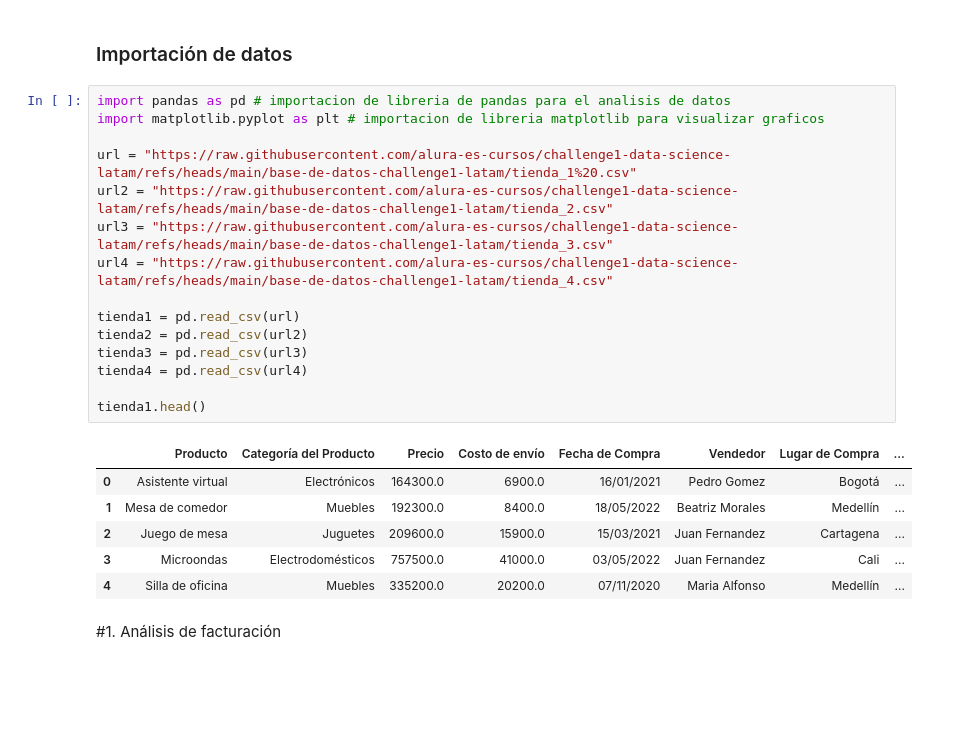
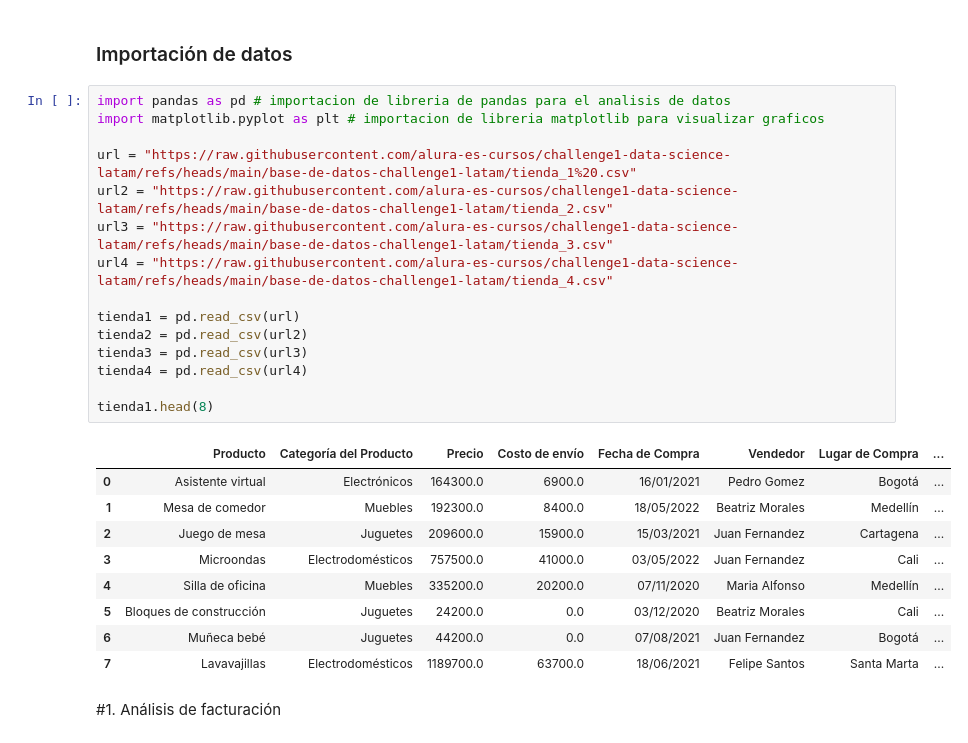
Before and after one commit to willian-ai/challenge1-data-science-latam-main, a Jupyter notebook: AluraStoreLatam.ipynb, the cells around one changed output. Drawn from its saved outputs; the diff is of its cells as text; blank space fills up the shorter version.

```diff
--- a/AluraStoreLatam.ipynb
+++ b/AluraStoreLatam.ipynb
@@ -3,25 +3,28 @@
 # %%
 import pandas as pd # importacion de libreria de pandas para el analisis de datos
 import matplotlib.pyplot as plt # importacion de libreria matplotlib para visualizar graficos
 
 url = "https://raw.githubusercontent.com/alura-es-cursos/challenge1-data-science-latam/refs/heads/main/base-de-datos-challenge1-latam/tienda_1%20.csv"
 url2 = "https://raw.githubusercontent.com/alura-es-cursos/challenge1-data-science-latam/refs/heads/main/base-de-datos-challenge1-latam/tienda_2.csv"
 url3 = "https://raw.githubusercontent.com/alura-es-cursos/challenge1-data-science-latam/refs/heads/main/base-de-datos-challenge1-latam/tienda_3.csv"
 url4 = "https://raw.githubusercontent.com/alura-es-cursos/challenge1-data-science-latam/refs/heads/main/base-de-datos-challenge1-latam/tienda_4.csv"
 
 tienda1 = pd.read_csv(url)
 tienda2 = pd.read_csv(url2)
 tienda3 = pd.read_csv(url3)
 tienda4 = pd.read_csv(url4)
 
-tienda1.head()
+tienda1.head(8)
 # %% [output]
 |  | Producto | Categoría del Producto | Precio | Costo de envío | Fecha de Compra | Vendedor | Lugar de Compra | ... |
 | 0 | Asistente virtual | Electrónicos | 164300.0 | 6900.0 | 16/01/2021 | Pedro Gomez | Bogotá | ... |
 | 1 | Mesa de comedor | Muebles | 192300.0 | 8400.0 | 18/05/2022 | Beatriz Morales | Medellín | ... |
 | 2 | Juego de mesa | Juguetes | 209600.0 | 15900.0 | 15/03/2021 | Juan Fernandez | Cartagena | ... |
 | 3 | Microondas | Electrodomésticos | 757500.0 | 41000.0 | 03/05/2022 | Juan Fernandez | Cali | ... |
 | 4 | Silla de oficina | Muebles | 335200.0 | 20200.0 | 07/11/2020 | Maria Alfonso | Medellín | ... |
+| 5 | Bloques de construcción | Juguetes | 24200.0 | 0.0 | 03/12/2020 | Beatriz Morales | Cali | ... |
+| 6 | Muñeca bebé | Juguetes | 44200.0 | 0.0 | 07/08/2021 | Juan Fernandez | Bogotá | ... |
+| 7 | Lavavajillas | Electrodomésticos | 1189700.0 | 63700.0 | 18/06/2021 | Felipe Santos | Santa Marta | ... |
 # %% [markdown]
 #1. Análisis de facturación
 # %%
```
Also changed, not shown: parts of 8 cells of this notebook, 1 other file.
